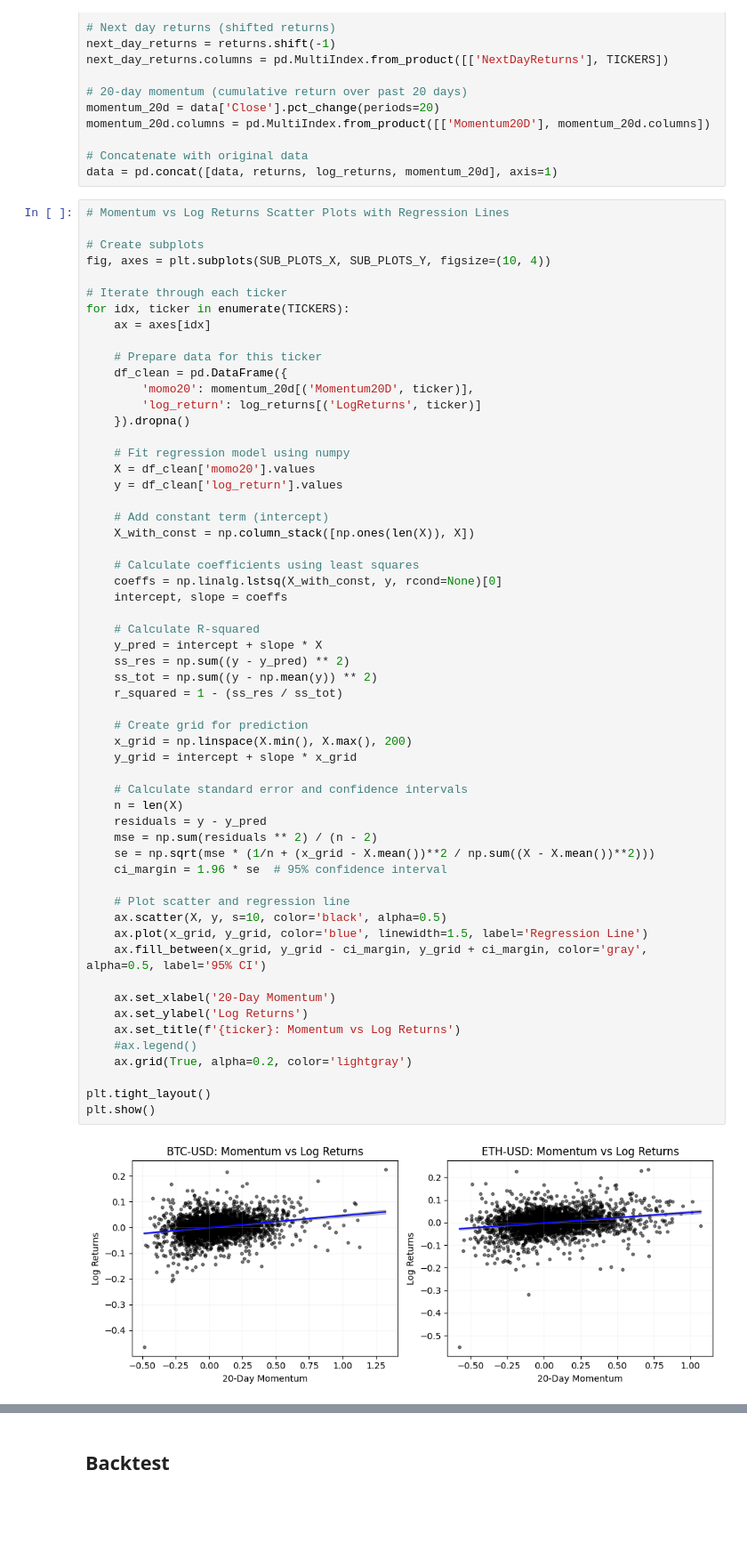
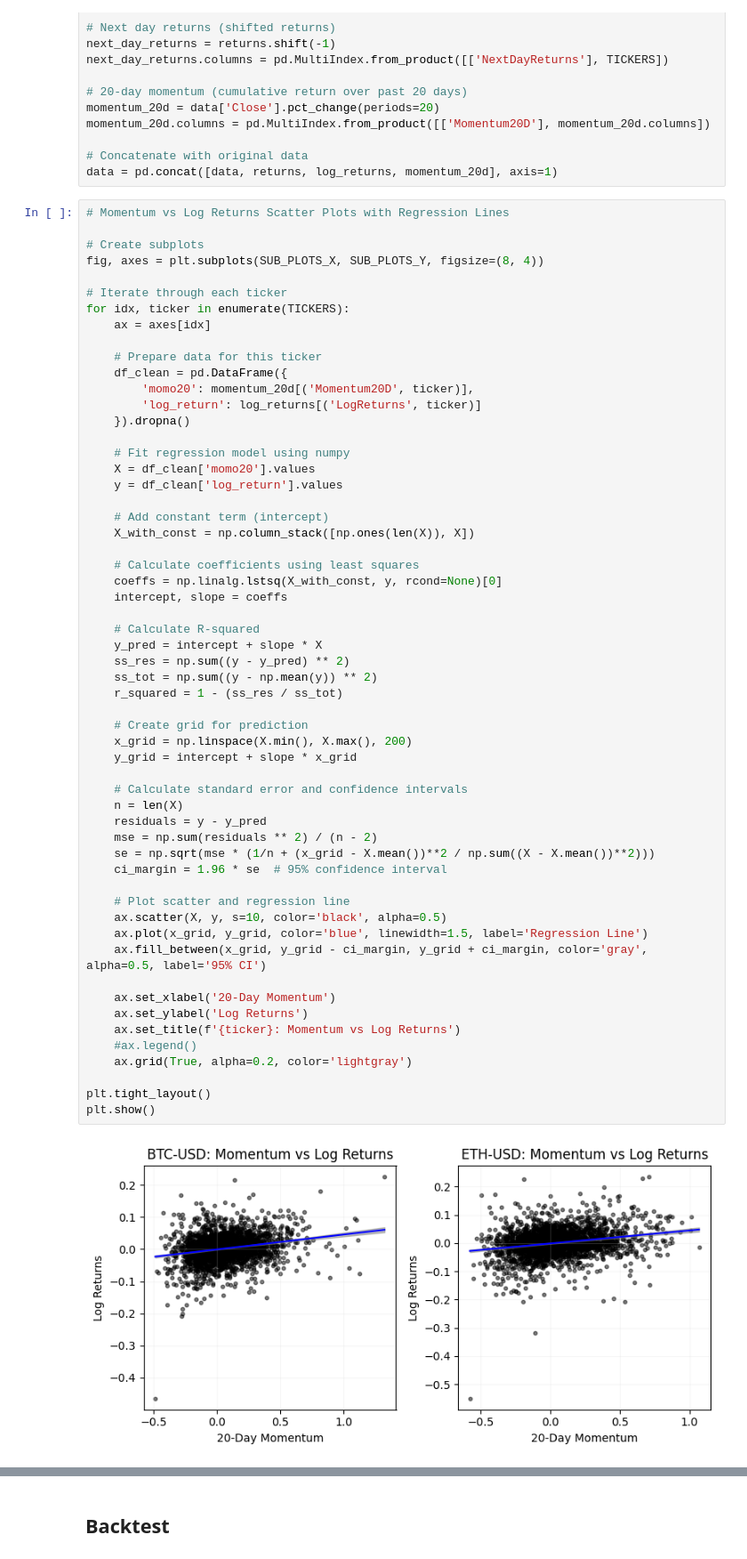
Before and after one commit to BlazOrsos/quant-journey, a Jupyter notebook: research/crypto_trend_effects/crypto_trend_effects.ipynb, the cells around one changed output, grey strips where cells are left out. Shown at 89% size. Cells and saved outputs as stored; diff of their text form; blank space fills up the shorter version.

```diff
--- a/research/crypto_trend_effects/crypto_trend_effects.ipynb
+++ b/research/crypto_trend_effects/crypto_trend_effects.ipynb
@@ -45,7 +46,7 @@ data = pd.concat([data, returns, log_returns, momentum_20d], axis=1)
 # Momentum vs Log Returns Scatter Plots with Regression Lines
 
 # Create subplots
-fig, axes = plt.subplots(SUB_PLOTS_X, SUB_PLOTS_Y, figsize=(10, 4))
+fig, axes = plt.subplots(SUB_PLOTS_X, SUB_PLOTS_Y, figsize=(8, 4))
 
 # Iterate through each ticker
 for idx, ticker in enumerate(TICKERS):
@@ -72,34 +73,34 @@ for idx, ticker in enumerate(TICKERS):
     y_pred = intercept + slope * X
     ss_res = np.sum((y - y_pred) ** 2)
     ss_tot = np.sum((y - np.mean(y)) ** 2)
     r_squared = 1 - (ss_res / ss_tot)
 
     # Create grid for prediction
     x_grid = np.linspace(X.min(), X.max(), 200)
     y_grid = intercept + slope * x_grid
 
     # Calculate standard error and confidence intervals
     n = len(X)
     residuals = y - y_pred
     mse = np.sum(residuals ** 2) / (n - 2)
     se = np.sqrt(mse * (1/n + (x_grid - X.mean())**2 / np.sum((X - X.mean())**2)))
     ci_margin = 1.96 * se  # 95% confidence interval
 
     # Plot scatter and regression line
     ax.scatter(X, y, s=10, color='black', alpha=0.5)
     ax.plot(x_grid, y_grid, color='blue', linewidth=1.5, label='Regression Line')
     ax.fill_between(x_grid, y_grid - ci_margin, y_grid + ci_margin, color='gray', alpha=0.5, label='95% CI')
 
     ax.set_xlabel('20-Day Momentum')
     ax.set_ylabel('Log Returns')
     ax.set_title(f'{ticker}: Momentum vs Log Returns')
     #ax.legend()
     ax.grid(True, alpha=0.2, color='lightgray')
 
 plt.tight_layout()
 plt.show()
 # %% [output]
-[figure, old version]
+[figure, new version]
 # %%
 # Next Day Returns by Momentum Sign
 
```
Also changed, not shown: parts of 3 cells of this notebook.
